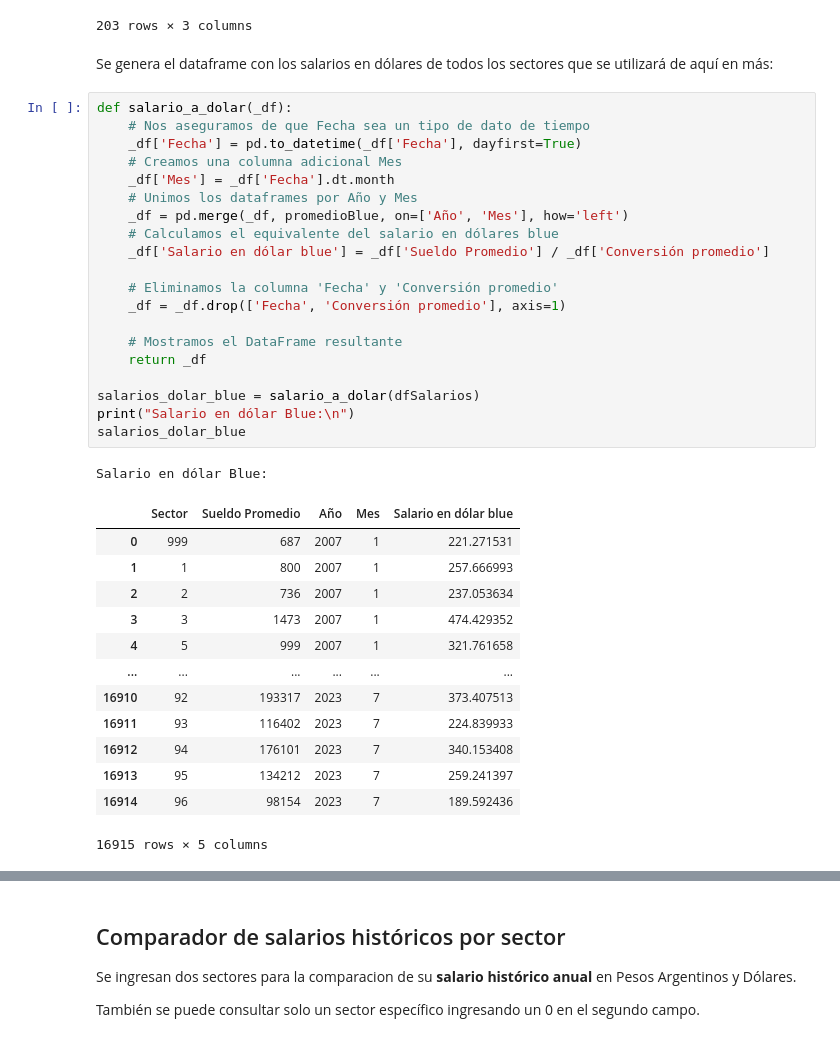
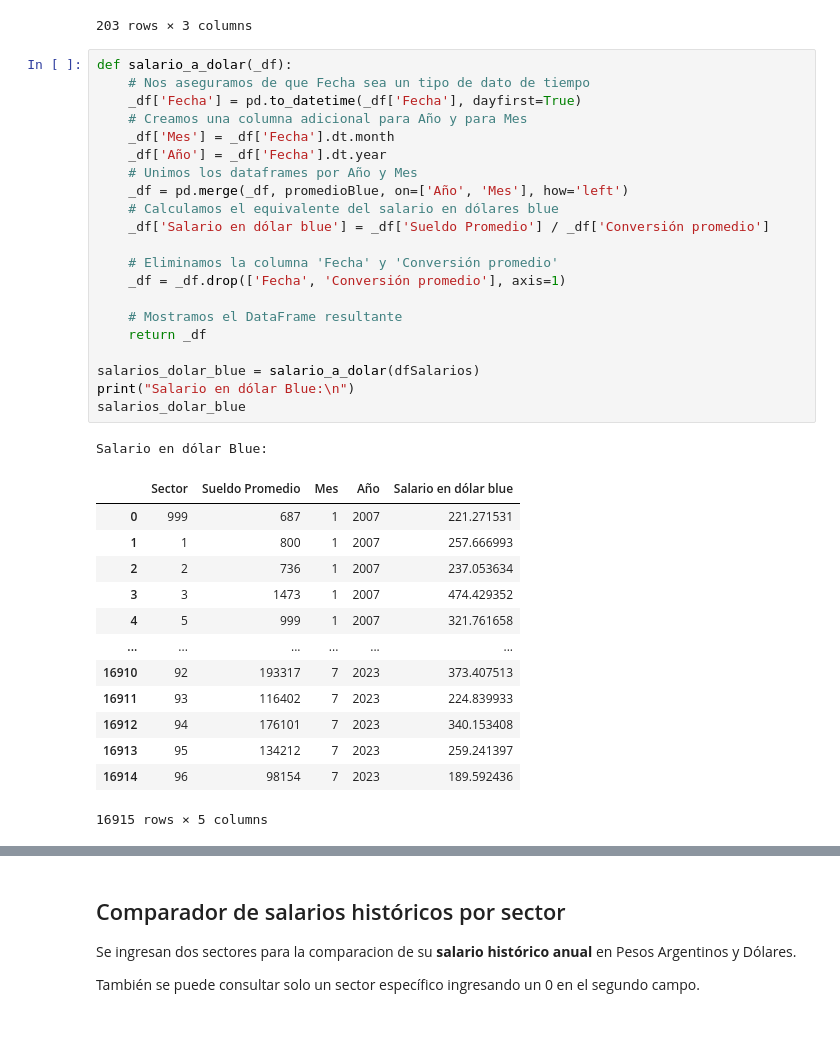
Before and after one commit to IlledNacu/TP2mate3, a Jupyter notebook: TP_SalarioJoven.ipynb, the cells around one changed output, grey strips where cells are left out. Cells and saved outputs as stored; diff of their text form.

```diff
--- a/TP_SalarioJoven.ipynb
+++ b/TP_SalarioJoven.ipynb
@@ -335,40 +336,39 @@ Dólar Blue:
 | 201 | 2023 | 10 | 907.875000 |
 | 202 | 2023 | 11 | 912.500000 |
 203 rows × 3 columns
-# %% [markdown]
-Se genera el dataframe con los salarios en dólares de todos los sectores que se utilizará de aquí en más:
 # %%
 def salario_a_dolar(_df):
     # Nos aseguramos de que Fecha sea un tipo de dato de tiempo
     _df['Fecha'] = pd.to_datetime(_df['Fecha'], dayfirst=True)
-    # Creamos una columna adicional Mes
+    # Creamos una columna adicional para Año y para Mes
     _df['Mes'] = _df['Fecha'].dt.month
+    _df['Año'] = _df['Fecha'].dt.year
     # Unimos los dataframes por Año y Mes
     _df = pd.merge(_df, promedioBlue, on=['Año', 'Mes'], how='left')
     # Calculamos el equivalente del salario en dólares blue
     _df['Salario en dólar blue'] = _df['Sueldo Promedio'] / _df['Conversión promedio']
 
     # Eliminamos la columna 'Fecha' y 'Conversión promedio'
     _df = _df.drop(['Fecha', 'Conversión promedio'], axis=1)
 
     # Mostramos el DataFrame resultante
     return _df
 
 salarios_dolar_blue = salario_a_dolar(dfSalarios)
 print("Salario en dólar Blue:\n")
 salarios_dolar_blue
 # %% [output]
 Salario en dólar Blue:
-|  | Sector | Sueldo Promedio | Año | Mes | Salario en dólar blue |
-| 0 | 999 | 687 | 2007 | 1 | 221.271531 |
-| 1 | 1 | 800 | 2007 | 1 | 257.666993 |
-| 2 | 2 | 736 | 2007 | 1 | 237.053634 |
-| 3 | 3 | 1473 | 2007 | 1 | 474.429352 |
-| 4 | 5 | 999 | 2007 | 1 | 321.761658 |
+|  | Sector | Sueldo Promedio | Mes | Año | Salario en dólar blue |
+| 0 | 999 | 687 | 1 | 2007 | 221.271531 |
+| 1 | 1 | 800 | 1 | 2007 | 257.666993 |
+| 2 | 2 | 736 | 1 | 2007 | 237.053634 |
+| 3 | 3 | 1473 | 1 | 2007 | 474.429352 |
+| 4 | 5 | 999 | 1 | 2007 | 321.761658 |
 | ... | ... | ... | ... | ... | ... |
-| 16910 | 92 | 193317 | 2023 | 7 | 373.407513 |
-| 16911 | 93 | 116402 | 2023 | 7 | 224.839933 |
-| 16912 | 94 | 176101 | 2023 | 7 | 340.153408 |
-| 16913 | 95 | 134212 | 2023 | 7 | 259.241397 |
-| 16914 | 96 | 98154 | 2023 | 7 | 189.592436 |
+| 16910 | 92 | 193317 | 7 | 2023 | 373.407513 |
+| 16911 | 93 | 116402 | 7 | 2023 | 224.839933 |
+| 16912 | 94 | 176101 | 7 | 2023 | 340.153408 |
+| 16913 | 95 | 134212 | 7 | 2023 | 259.241397 |
+| 16914 | 96 | 98154 | 7 | 2023 | 189.592436 |
 16915 rows × 5 columns
```
Also changed, not shown: parts of 20 cells of this notebook.
